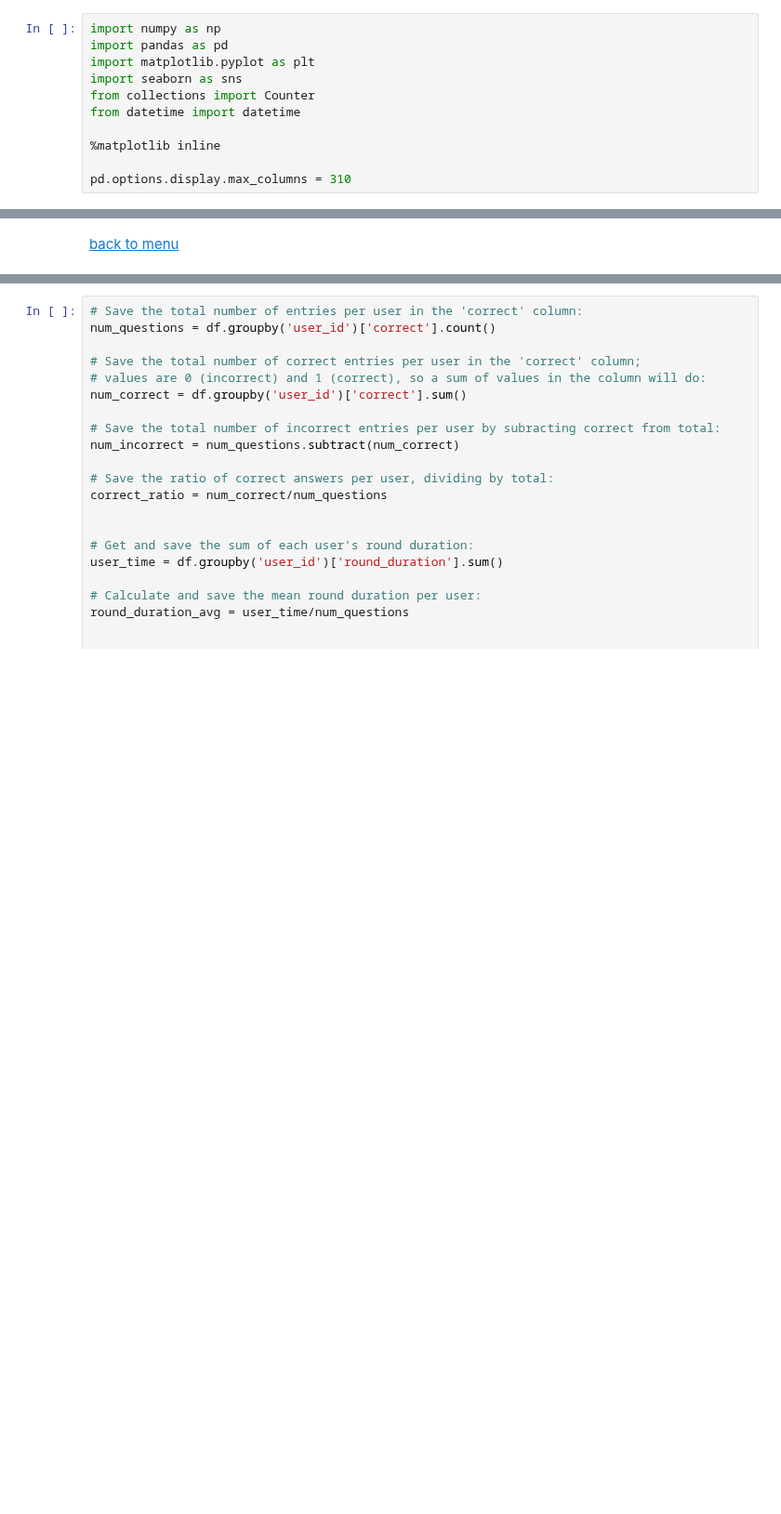
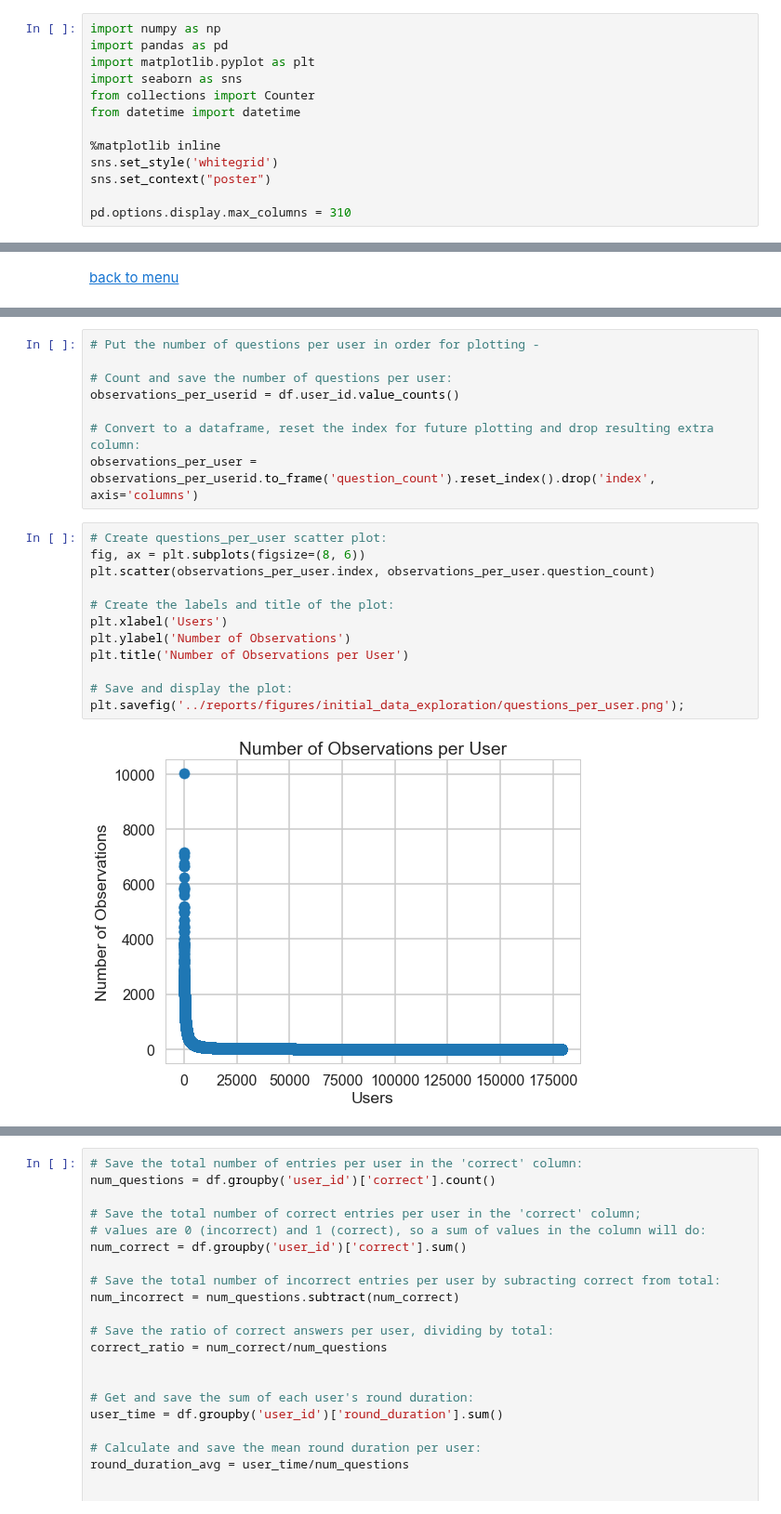
Before and after one commit to oserttas-math/predicting_assessment_mastery, a Jupyter notebook: notebooks/initial_data_exploration.ipynb, the cells around one changed output, grey strips where cells are left out. Shown at 93% size. Saved outputs shown, nothing was run; the diff lists cells and outputs as text; blank space fills up the shorter version.

Commit message:
Add prior attempts count.

```diff
--- a/notebooks/initial_data_exploration.ipynb
+++ b/notebooks/initial_data_exploration.ipynb
@@ -91,6 +91,8 @@ from collections import Counter
 from datetime import datetime
 
 %matplotlib inline
+sns.set_style('whitegrid')
+sns.set_context("poster")
 
 pd.options.display.max_columns = 310
 # %%
@@ -577,0 +581,22 @@ df.head()
+# %%
+# Put the number of questions per user in order for plotting -
+
+# Count and save the number of questions per user:
+observations_per_userid = df.user_id.value_counts()
+
+# Convert to a dataframe, reset the index for future plotting and drop resulting extra column:
+observations_per_user = observations_per_userid.to_frame('question_count').reset_index().drop('index', axis='columns')
+# %%
+# Create questions_per_user scatter plot:
+fig, ax = plt.subplots(figsize=(8, 6))
+plt.scatter(observations_per_user.index, observations_per_user.question_count)
+
+# Create the labels and title of the plot:
+plt.xlabel('Users')
+plt.ylabel('Number of Observations')
+plt.title('Number of Observations per User')
+
+# Save and display the plot:
+plt.savefig('../reports/figures/initial_data_exploration/questions_per_user.png');
+# %% [output]
+[figure, added]
```
Also changed, not shown: parts of 10 cells of this notebook.
